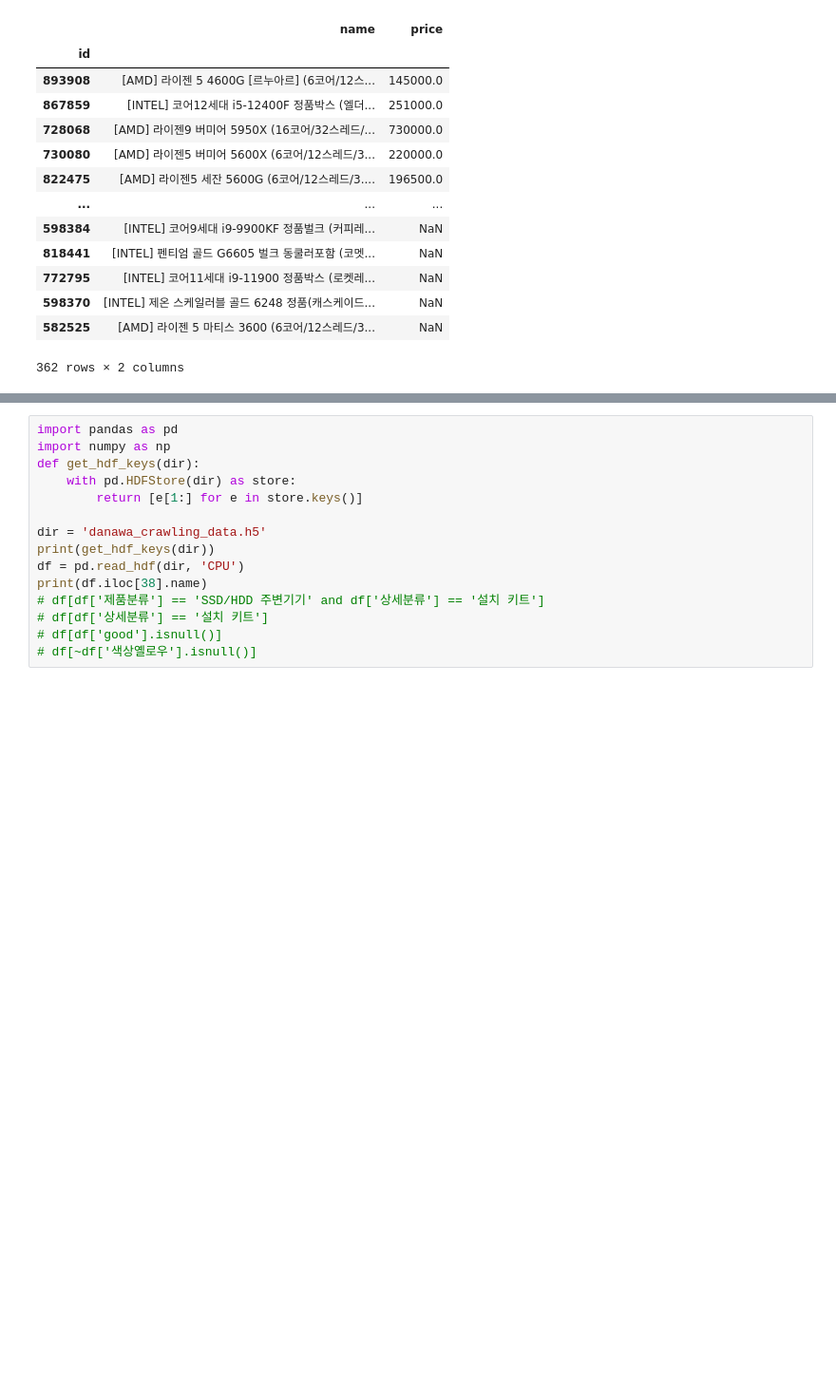
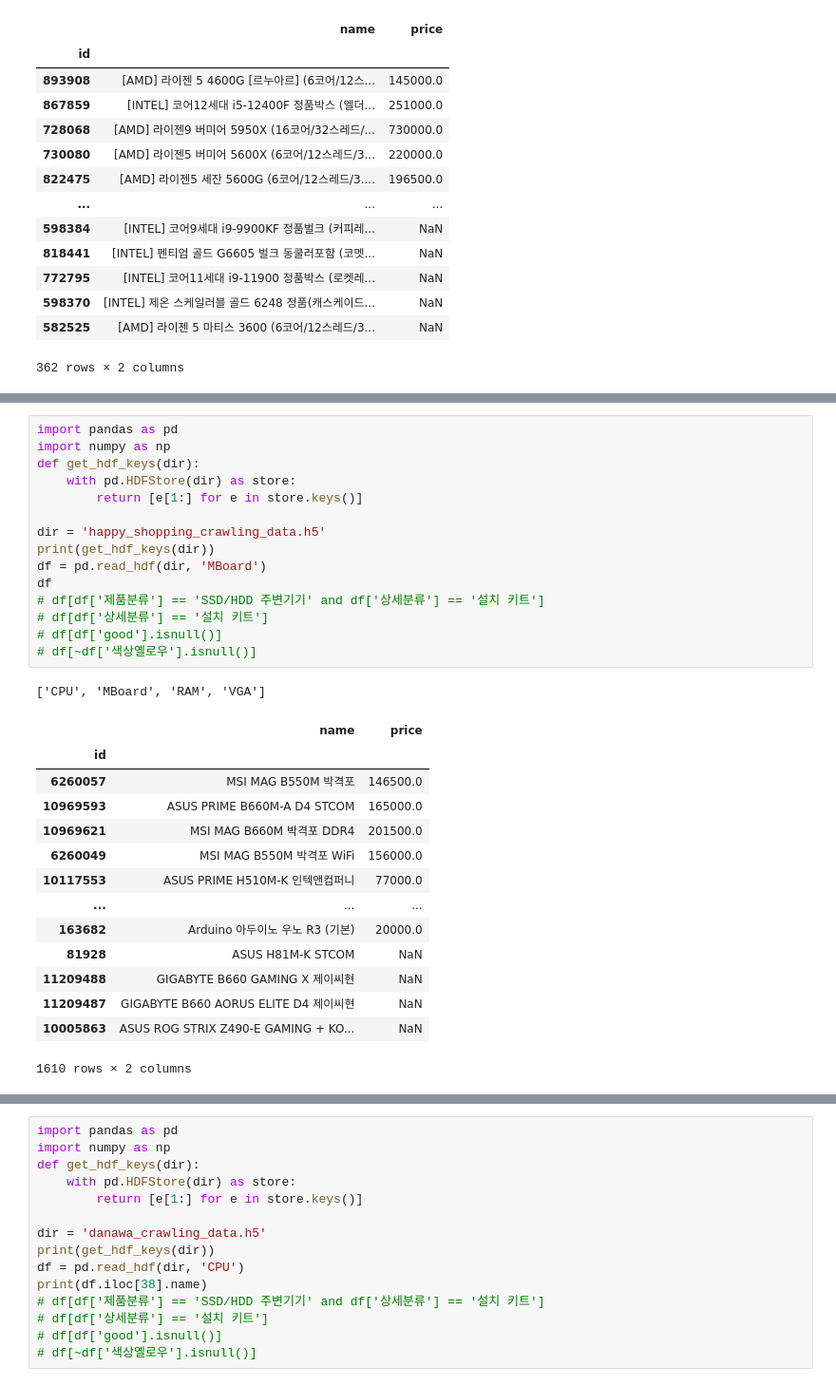
Before and after one commit to seokjin1013/computer-rec-crawling, a Jupyter notebook: test.ipynb, the cells around one changed output, grey strips where cells are left out. Shown at 95% size. Saved outputs shown, nothing was run; the diff lists cells and outputs as text; blank space fills up the shorter version.

```diff
--- a/test.ipynb
+++ b/test.ipynb
@@ -178,0 +179,31 @@ df
+# %%
+import pandas as pd
+import numpy as np
+def get_hdf_keys(dir):
+    with pd.HDFStore(dir) as store:
+        return [e[1:] for e in store.keys()]
+
+dir = 'happy_shopping_crawling_data.h5'
+print(get_hdf_keys(dir))
+df = pd.read_hdf(dir, 'MBoard')
+df
+# df[df['제품분류'] == 'SSD/HDD 주변기기' and df['상세분류'] == '설치 키트']
+# df[df['상세분류'] == '설치 키트']
+# df[df['good'].isnull()]
+# df[~df['색상옐로우'].isnull()]
+# %% [output]
+['CPU', 'MBoard', 'RAM', 'VGA']
+|  | name | price |
+| id |  |  |
+| 6260057 | MSI MAG B550M 박격포 | 146500.0 |
+| 10969593 | ASUS PRIME B660M-A D4 STCOM | 165000.0 |
+| 10969621 | MSI MAG B660M 박격포 DDR4 | 201500.0 |
+| 6260049 | MSI MAG B550M 박격포 WiFi | 156000.0 |
+| 10117553 | ASUS PRIME H510M-K 인텍앤컴퍼니 | 77000.0 |
+| ... | ... | ... |
+| 163682 | Arduino 아두이노 우노 R3 (기본) | 20000.0 |
+| 81928 | ASUS H81M-K STCOM | NaN |
+| 11209488 | GIGABYTE B660 GAMING X 제이씨현 | NaN |
+| 11209487 | GIGABYTE B660 AORUS ELITE D4 제이씨현 | NaN |
+| 10005863 | ASUS ROG STRIX Z490-E GAMING + KO... | NaN |
+1610 rows × 2 columns
```
Also changed, not shown: parts of 9 cells of this notebook, 2 other files.
